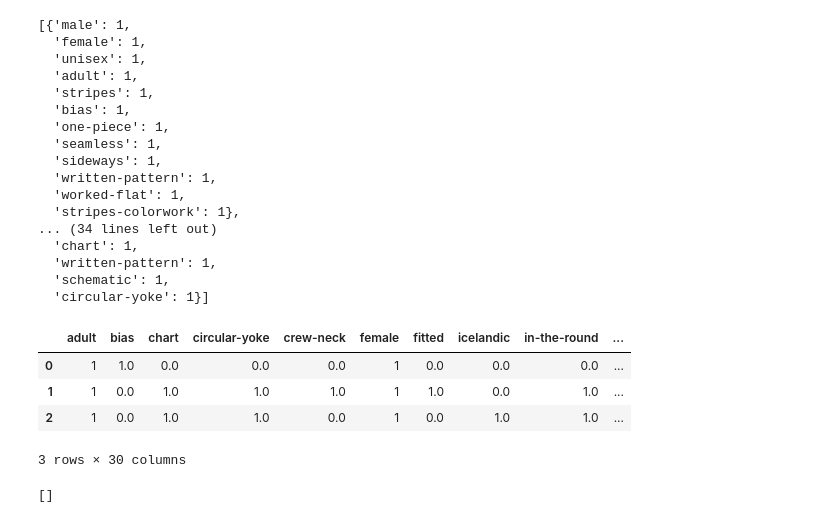
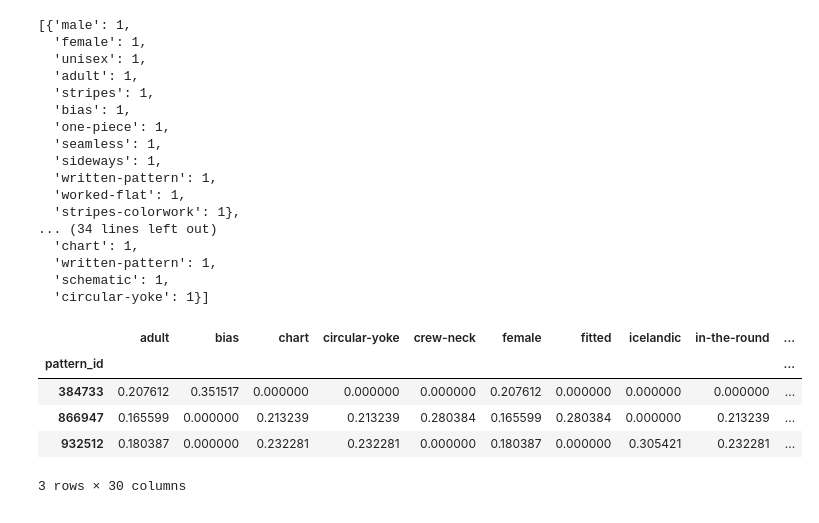
Before and after one commit to k-christensen/Ravelry, a Jupyter notebook: Ravelry_exp.ipynb, the cells around one changed output. Drawn from its saved outputs; the diff is of its cells as text; code cells hidden in the pictures.

```diff
--- a/Ravelry_exp.ipynb
+++ b/Ravelry_exp.ipynb
@@ -280,17 +322,28 @@ attr_list
   'written-pattern': 1,
   'schematic': 1,
   'circular-yoke': 1}]
-# %%
-pd.DataFrame(attr_list).fillna(0)
-# %% [output]
-|  | adult | bias | chart | circular-yoke | crew-neck | female | fitted | icelandic | in-the-round | ... |
-| 0 | 1 | 1.0 | 0.0 | 0.0 | 0.0 | 1 | 0.0 | 0.0 | 0.0 | ... |
-| 1 | 1 | 0.0 | 1.0 | 1.0 | 1.0 | 1 | 1.0 | 0.0 | 1.0 | ... |
-| 2 | 1 | 0.0 | 1.0 | 1.0 | 0.0 | 1 | 0.0 | 1.0 | 1.0 | ... |
-3 rows × 30 columns
-# %%
-l = [1,2,3,4,4,5,5,6,1]
-l_unique = list(set(l))
-[x for x in l if x not in l_unique]
-# %% [output]
-[]
+# %%
+pattern_list = list(patterns.json()['patterns'].keys())
+p_l = [int(item) for item in pattern_list]
+# %%
+df_attr = pd.DataFrame(attr_list).fillna(0)
+
+df_attr['pattern_id'] = p_l
+
+df_attr = df_attr.set_index('pattern_id')
+# %%
+tfidf = TfidfTransformer()
+# %%
+tf_array = tfidf.fit_transform(df_attr).toarray()
+
+df_tf = pd.DataFrame(tf_array, columns=df_attr.columns)
+df_tf['pattern_id'] = p_l
+df_tf = df_tf.set_index('pattern_id')
+df_tf
+# %% [output]
+|  | adult | bias | chart | circular-yoke | crew-neck | female | fitted | icelandic | in-the-round | ... |
+| pattern_id |  |  |  |  |  |  |  |  |  | ... |
+| 384733 | 0.207612 | 0.351517 | 0.000000 | 0.000000 | 0.000000 | 0.207612 | 0.000000 | 0.000000 | 0.000000 | ... |
+| 866947 | 0.165599 | 0.000000 | 0.213239 | 0.213239 | 0.280384 | 0.165599 | 0.280384 | 0.000000 | 0.213239 | ... |
+| 932512 | 0.180387 | 0.000000 | 0.232281 | 0.232281 | 0.000000 | 0.180387 | 0.000000 | 0.305421 | 0.232281 | ... |
+3 rows × 30 columns
```
Also changed, not shown: parts of 3 cells of this notebook, 1 other file.
